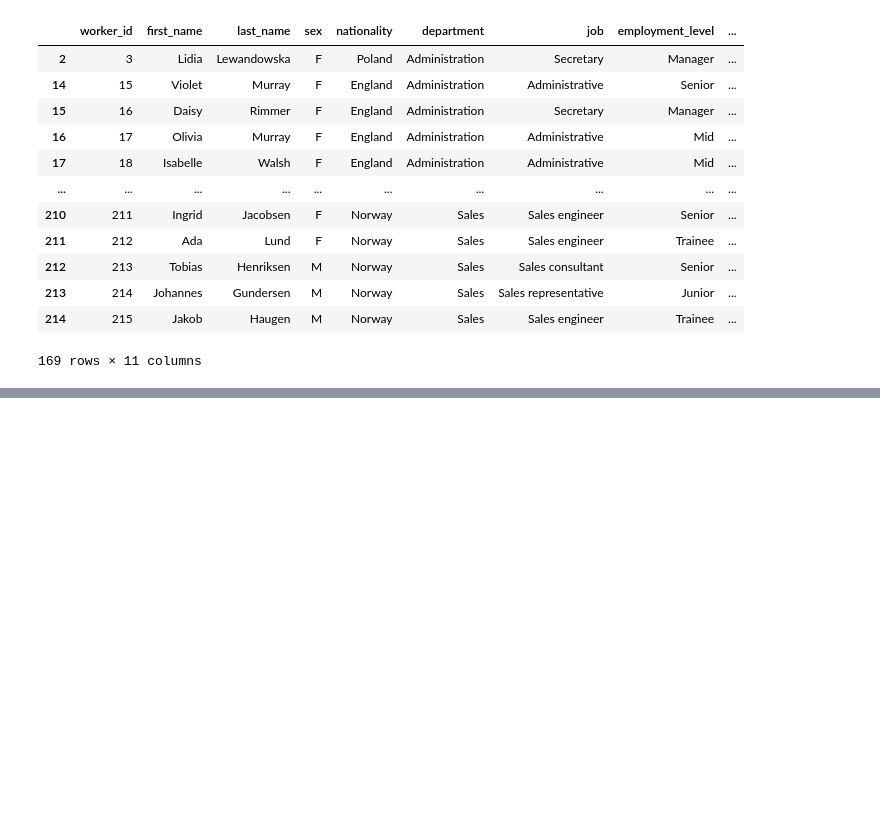
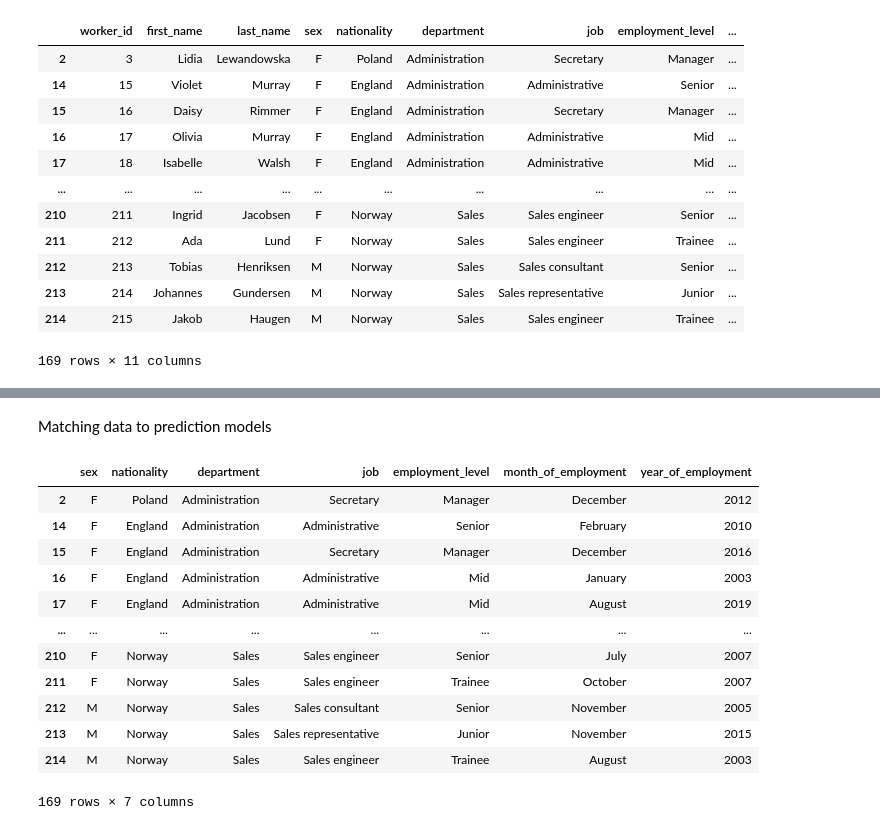
Before and after one commit to KamilShape/workers_regression_project, a Jupyter notebook: workers_project.ipynb, the cells around one changed output, grey strips where cells are left out. Saved outputs shown, nothing was run; the diff lists cells and outputs as text; code cells hidden in the pictures; blank space fills up the shorter version.

```diff
--- a/workers_project.ipynb
+++ b/workers_project.ipynb
@@ -154,0 +175,18 @@ workers_corr
+# %% [markdown]
+Matching data to prediction models
+# %%
+workers2.iloc[:, 3:10]
+# %% [output]
+|  | sex | nationality | department | job | employment_level | month_of_employment | year_of_employment |
+| 2 | F | Poland | Administration | Secretary | Manager | December | 2012 |
+| 14 | F | England | Administration | Administrative | Senior | February | 2010 |
+| 15 | F | England | Administration | Secretary | Manager | December | 2016 |
+| 16 | F | England | Administration | Administrative | Mid | January | 2003 |
+| 17 | F | England | Administration | Administrative | Mid | August | 2019 |
+| ... | ... | ... | ... | ... | ... | ... | ... |
+| 210 | F | Norway | Sales | Sales engineer | Senior | July | 2007 |
+| 211 | F | Norway | Sales | Sales engineer | Trainee | October | 2007 |
+| 212 | M | Norway | Sales | Sales consultant | Senior | November | 2005 |
+| 213 | M | Norway | Sales | Sales representative | Junior | November | 2015 |
+| 214 | M | Norway | Sales | Sales engineer | Trainee | August | 2003 |
+169 rows × 7 columns
```
Also changed, not shown: parts of 10 cells of this notebook.
